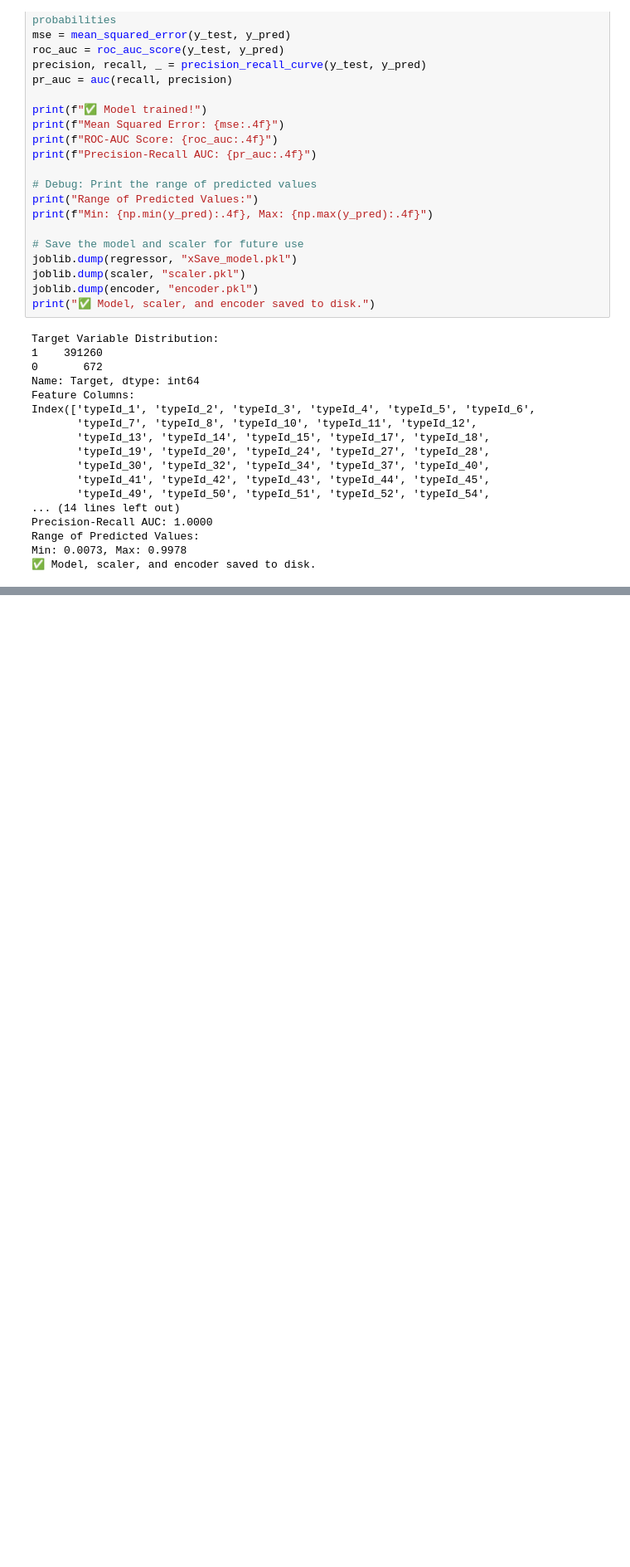
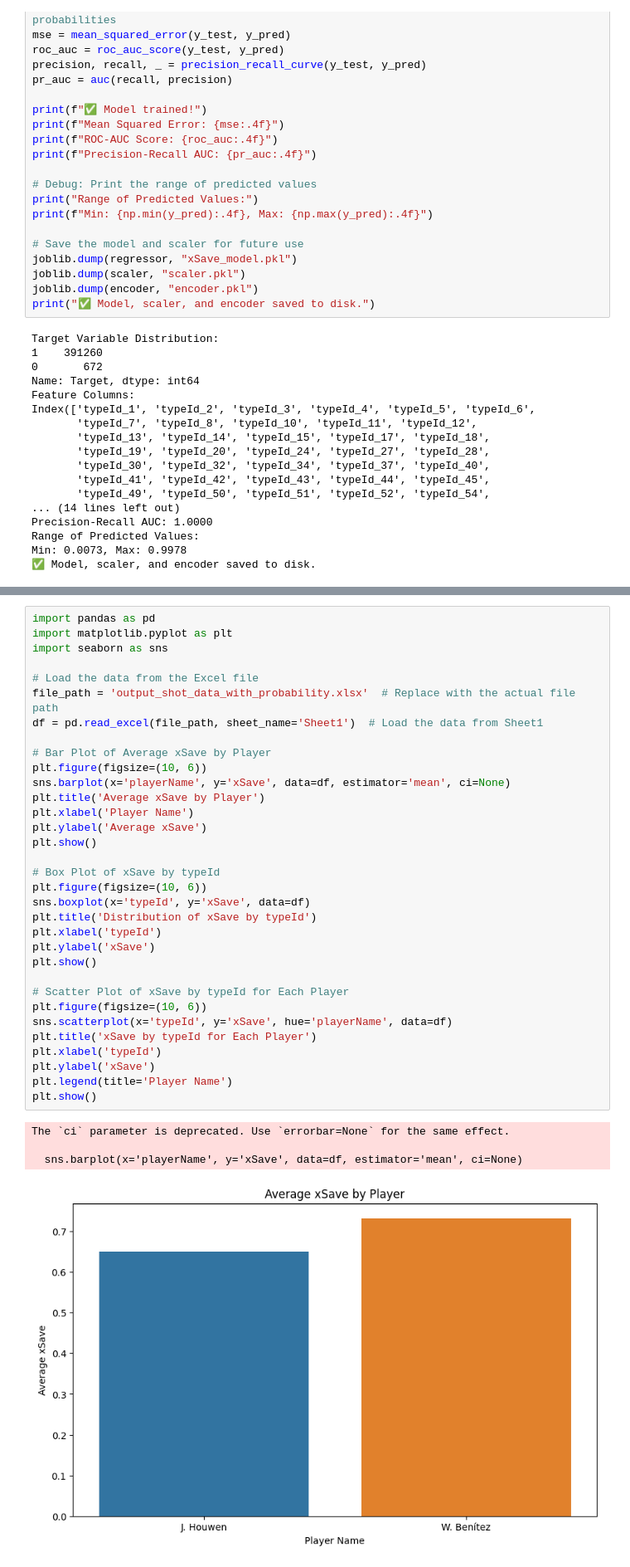
Before and after one commit to marclamberts/football-analysis, a Jupyter notebook: Python/Expected save - 2025.ipynb, the cells around one changed output, grey strips where cells are left out. Shown: that part at 83% size. Cells and saved outputs as stored; diff of their text form; blank space fills up the shorter version.

```diff
--- a/Python/Expected save - 2025.ipynb
+++ b/Python/Expected save - 2025.ipynb
@@ -1032,3 +1032,41 @@ Preprocessed Data (First 5 Rows):
 
 [5 rows x 83 columns]
 ✅ xSave values and shot probabilities saved to output_shot_data_with_probability.xlsx
+# %%
+import pandas as pd
+import matplotlib.pyplot as plt
+import seaborn as sns
+
+# Load the data from the Excel file
+file_path = 'output_shot_data_with_probability.xlsx'  # Replace with the actual file path
+df = pd.read_excel(file_path, sheet_name='Sheet1')  # Load the data from Sheet1
+
+# Bar Plot of Average xSave by Player
+plt.figure(figsize=(10, 6))
+sns.barplot(x='playerName', y='xSave', data=df, estimator='mean', ci=None)
+plt.title('Average xSave by Player')
+plt.xlabel('Player Name')
+plt.ylabel('Average xSave')
+plt.show()
+
+# Box Plot of xSave by typeId
+plt.figure(figsize=(10, 6))
+sns.boxplot(x='typeId', y='xSave', data=df)
+plt.title('Distribution of xSave by typeId')
+plt.xlabel('typeId')
+plt.ylabel('xSave')
+plt.show()
+
+# Scatter Plot of xSave by typeId for Each Player
+plt.figure(figsize=(10, 6))
+sns.scatterplot(x='typeId', y='xSave', hue='playerName', data=df)
+plt.title('xSave by typeId for Each Player')
+plt.xlabel('typeId')
+plt.ylabel('xSave')
+plt.legend(title='Player Name')
+plt.show()
+# %% [output]
+The `ci` parameter is deprecated. Use `errorbar=None` for the same effect.
+
+  sns.barplot(x='playerName', y='xSave', data=df, estimator='mean', ci=None)
+[figure, added]
```
Also changed, not shown: parts of 4 cells of this notebook, 2 other files.
